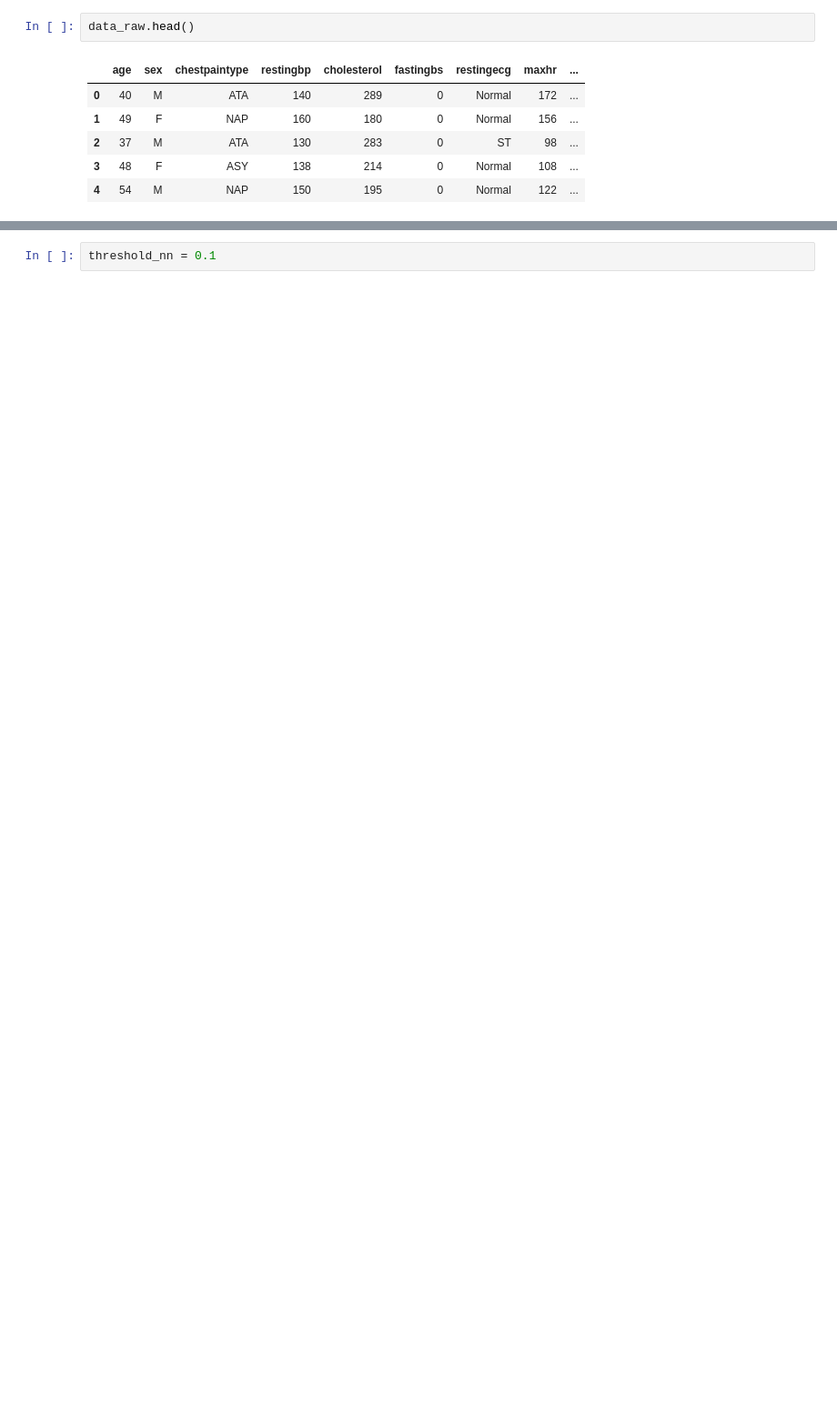
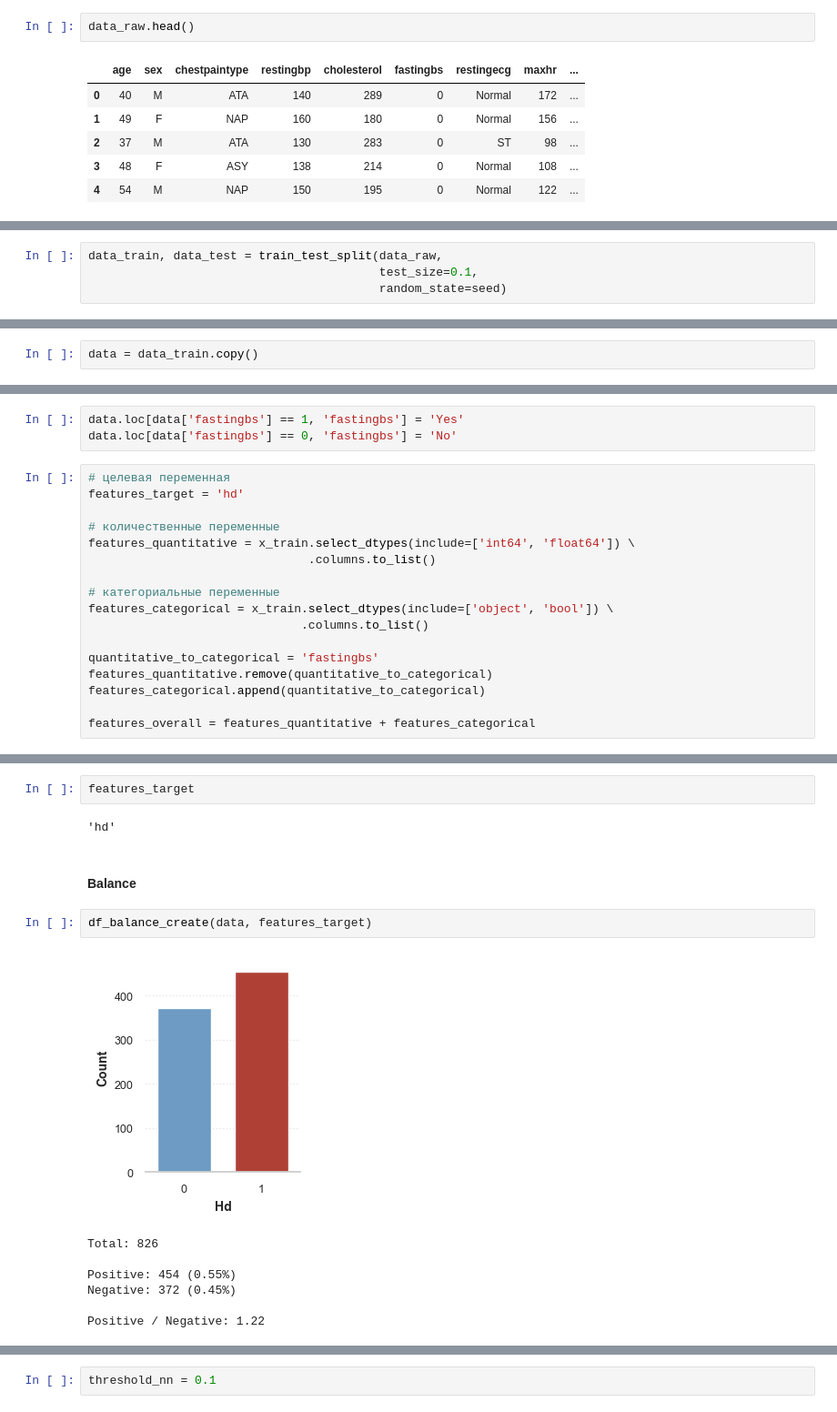
Before and after one commit to a-chasovsky/kgl_heart_failure_prediction, a Jupyter notebook: heart_failure_prediction_dataset.ipynb, the cells around one changed output, grey strips where cells are left out. Shown at 91% size. Drawn from its saved outputs; the diff is of its cells as text; blank space fills up the shorter version.

```diff
--- a/heart_failure_prediction_dataset.ipynb
+++ b/heart_failure_prediction_dataset.ipynb
@@ -1251,0 +209,4 @@ rf_precision_opt, rf_recall_opt, rf_threshold_opt = prec_rec(y_test,
+# %%
+data_train, data_test = train_test_split(data_raw,
+                                         test_size=0.1,
+                                         random_state=seed)
@@ -1251,0 +227,2 @@ rf_precision_opt, rf_recall_opt, rf_threshold_opt = prec_rec(y_test,
+# %%
+data = data_train.copy()
@@ -1251,0 +388,20 @@ rf_precision_opt, rf_recall_opt, rf_threshold_opt = prec_rec(y_test,
+# %%
+data.loc[data['fastingbs'] == 1, 'fastingbs'] = 'Yes'
+data.loc[data['fastingbs'] == 0, 'fastingbs'] = 'No'
+# %%
+# целевая переменная
+features_target = 'hd'
+
+# количественные переменные
+features_quantitative = x_train.select_dtypes(include=['int64', 'float64']) \
+                               .columns.to_list()
+
+# категориальные переменные
+features_categorical = x_train.select_dtypes(include=['object', 'bool']) \
+                              .columns.to_list()
+
+quantitative_to_categorical = 'fastingbs'
+features_quantitative.remove(quantitative_to_categorical)
+features_categorical.append(quantitative_to_categorical)
+
+features_overall = features_quantitative + features_categorical
@@ -1251,0 +426,16 @@ rf_precision_opt, rf_recall_opt, rf_threshold_opt = prec_rec(y_test,
+# %%
+features_target
+# %% [output]
+'hd'
+# %% [markdown]
+#### Balance
+# %%
+df_balance_create(data, features_target)
+# %% [output]
+[figure, added]
+Total: 826
+
+Positive: 454 (0.55%)
+Negative: 372 (0.45%)
+
+Positive / Negative: 1.22
```
Also changed, not shown: parts of 354 cells of this notebook, 8 other files.
